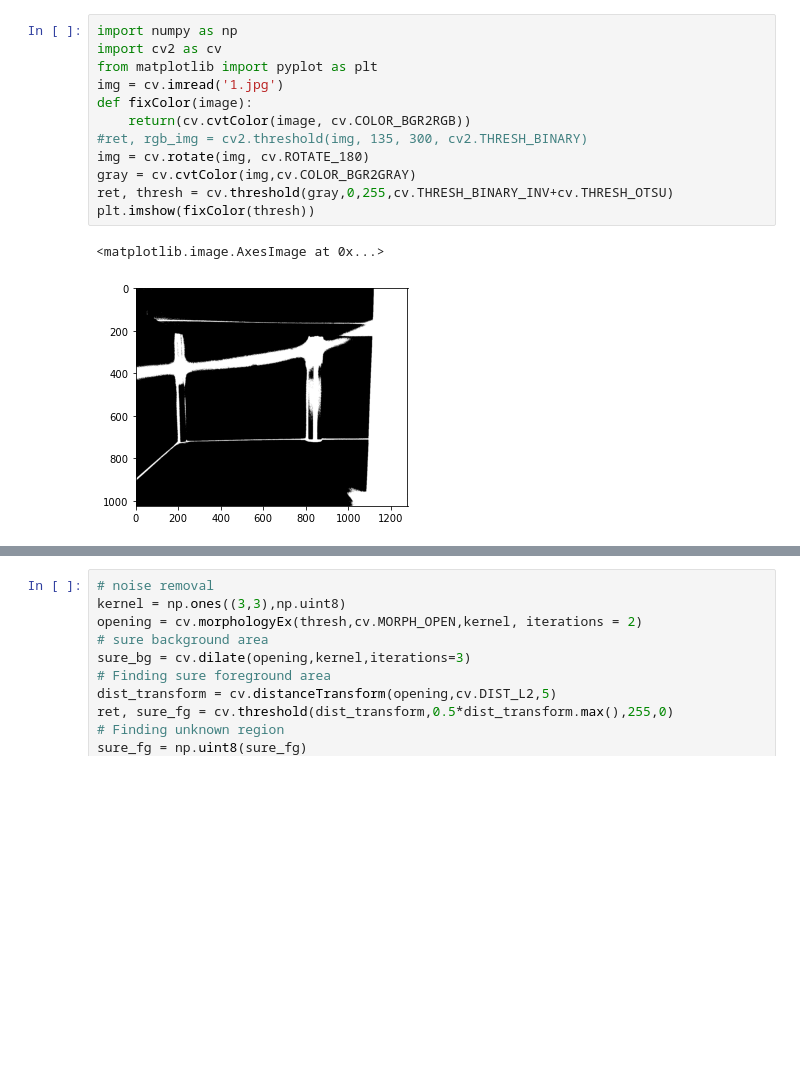
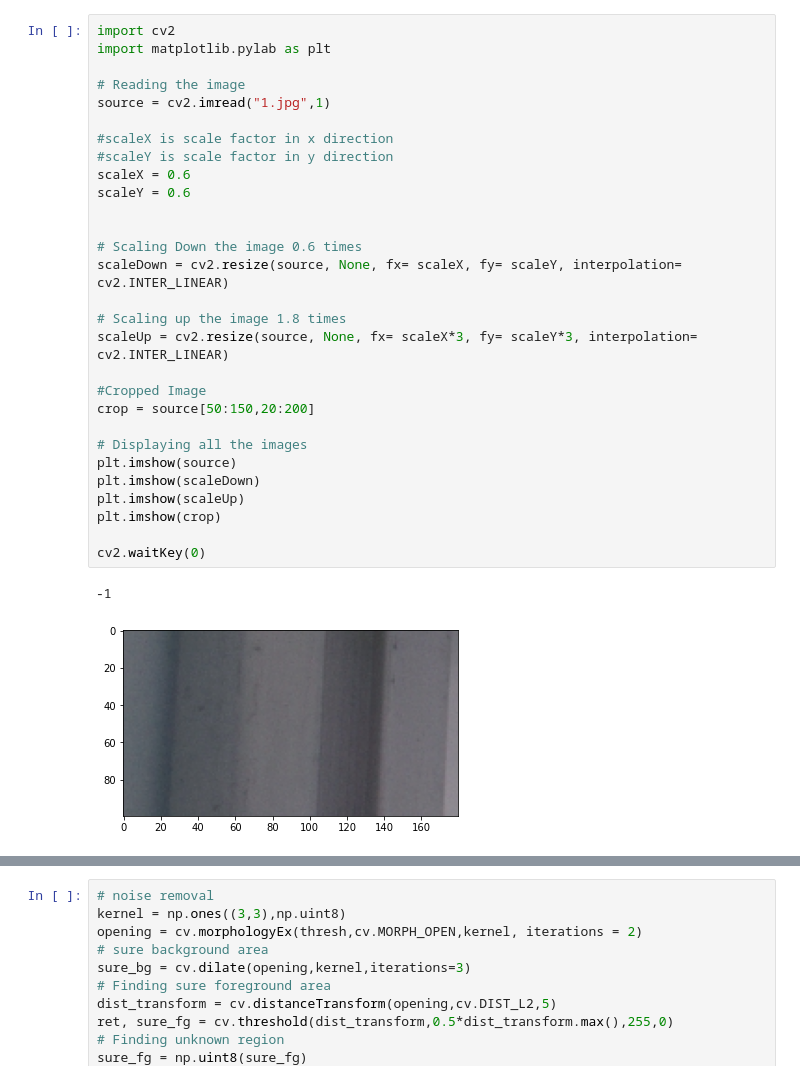
Before and after one commit to aqsakhan2022/Msc-Project, a Jupyter notebook: Code/Untitled2.ipynb, the cells around one changed output, grey strips where cells are left out. Cells and saved outputs as stored; diff of their text form; blank space fills up the shorter version.

```diff
--- a/Code/Untitled2.ipynb
+++ b/Code/Untitled2.ipynb
@@ -1,15 +1,32 @@
 # %%
-import numpy as np
-import cv2 as cv
-from matplotlib import pyplot as plt
-img = cv.imread('1.jpg')
-def fixColor(image):
-    return(cv.cvtColor(image, cv.COLOR_BGR2RGB))
-#ret, rgb_img = cv2.threshold(img, 135, 300, cv2.THRESH_BINARY)
-img = cv.rotate(img, cv.ROTATE_180)
-gray = cv.cvtColor(img,cv.COLOR_BGR2GRAY)
-ret, thresh = cv.threshold(gray,0,255,cv.THRESH_BINARY_INV+cv.THRESH_OTSU)
-plt.imshow(fixColor(thresh))
+import cv2
+import matplotlib.pylab as plt
+
+# Reading the image
+source = cv2.imread("1.jpg",1)
+
+#scaleX is scale factor in x direction
+#scaleY is scale factor in y direction
+scaleX = 0.6
+scaleY = 0.6
+
+
+# Scaling Down the image 0.6 times
+scaleDown = cv2.resize(source, None, fx= scaleX, fy= scaleY, interpolation= cv2.INTER_LINEAR)
+
+# Scaling up the image 1.8 times
+scaleUp = cv2.resize(source, None, fx= scaleX*3, fy= scaleY*3, interpolation= cv2.INTER_LINEAR)
+
+#Cropped Image
+crop = source[50:150,20:200]
+
+# Displaying all the images
+plt.imshow(source)
+plt.imshow(scaleDown)
+plt.imshow(scaleUp)
+plt.imshow(crop)
+
+cv2.waitKey(0)
 # %% [output]
-<matplotlib.image.AxesImage at 0x...>
+-1
-[figure, old version]
+[figure, new version]
```
Also changed, not shown: parts of 3 cells of this notebook, 3 other files.
